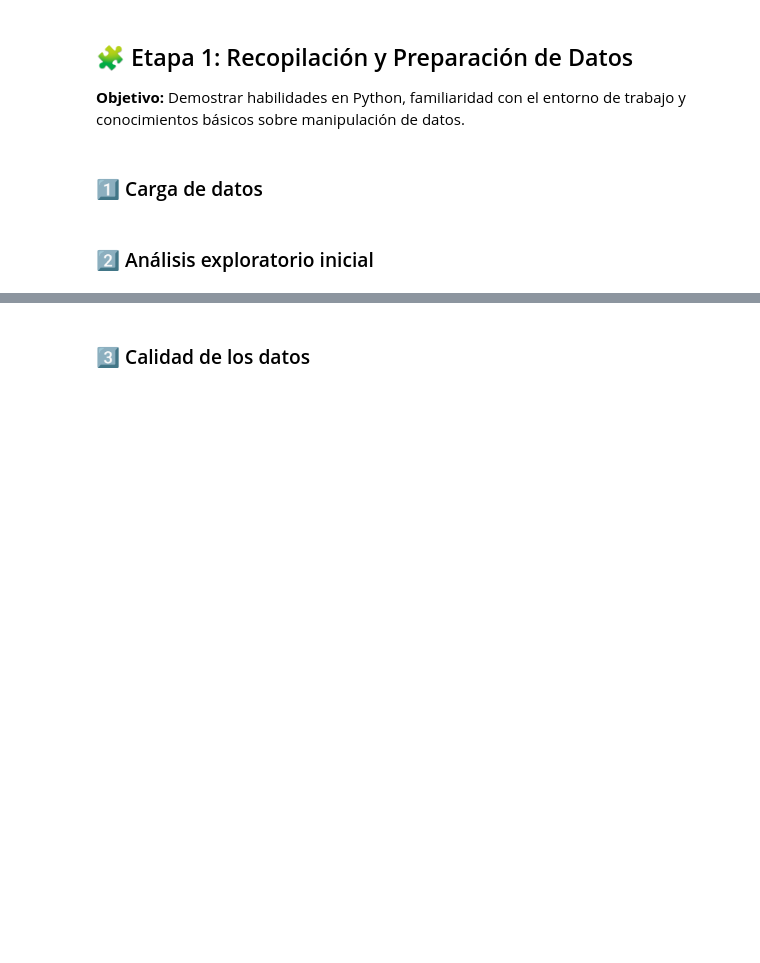
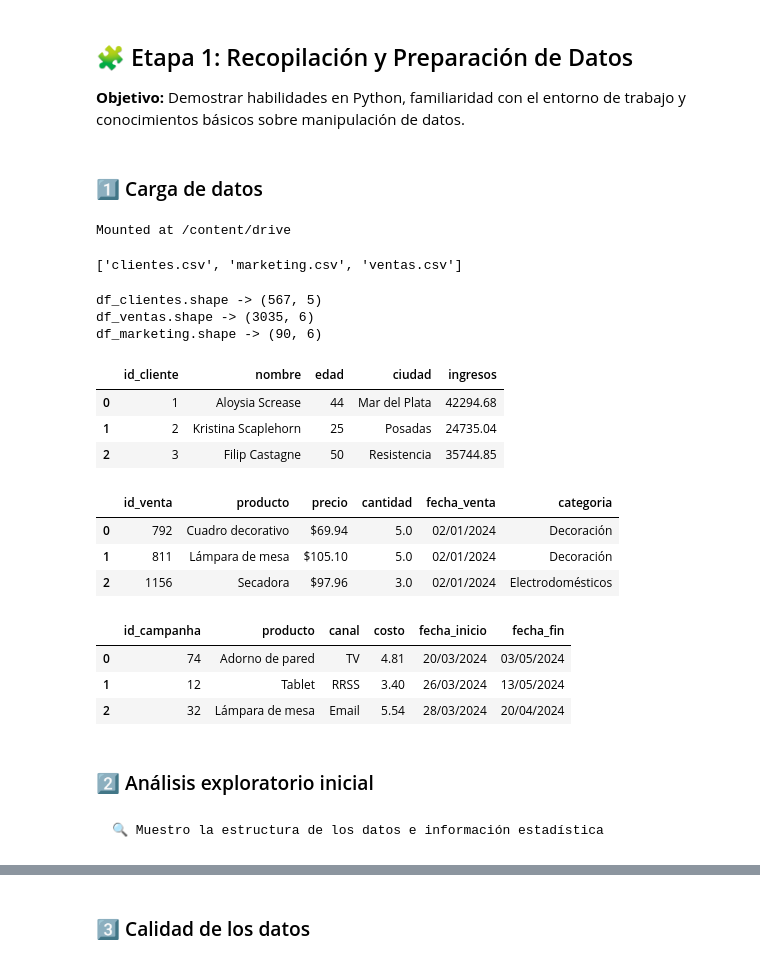
Before and after one commit to Lisa-Acosta/pre_entrega_ciencia_de_datos, a Jupyter notebook: PreEntrega.ipynb, the cells around one changed output, grey strips where cells are left out. Cells and saved outputs as stored; diff of their text form; code cells hidden in the pictures; blank space fills up the shorter version.

```diff
--- a/PreEntrega.ipynb
+++ b/PreEntrega.ipynb
@@ -14,3 +13,53 @@
+# %%
+# Montar la unidad
+from google.colab import drive
+drive.mount('/content/drive')
+# %% [output]
+Mounted at /content/drive
+# %%
+# Para visualizar que archivos se encuentran en la carpeta datasets
+import os
+os.listdir('/content/drive/MyDrive/datasets')
+# %% [output]
+['clientes.csv', 'marketing.csv', 'ventas.csv']
+# %%
+# Defino las rutas de los datasets
+clientes_ruta = "/content/drive/MyDrive/datasets/clientes.csv"
+ventas_ruta = "/content/drive/MyDrive/datasets/ventas.csv"
+marketing_ruta  = "/content/drive/MyDrive/datasets/marketing.csv"
+
+# Cargo los dataframes con los archivos csv
+df_clientes = pd.read_csv(clientes_ruta)
+df_ventas = pd.read_csv(ventas_ruta)
+df_marketing = pd.read_csv(marketing_ruta)
+
+# Compruebo que se cargaron los dataframes correctamente
+print("df_clientes.shape ->", df_clientes.shape)
+print("df_ventas.shape ->", df_ventas.shape)
+print("df_marketing.shape ->", df_marketing.shape)
+
+# Muestro la estructura de cada dataframe cargado
+display(df_clientes.head(3))
+display(df_ventas.head(3))
+display(df_marketing.head(3))
+# %% [output]
+df_clientes.shape -> (567, 5)
+df_ventas.shape -> (3035, 6)
+df_marketing.shape -> (90, 6)
+|  | id_cliente | nombre | edad | ciudad | ingresos |
+| 0 | 1 | Aloysia Screase | 44 | Mar del Plata | 42294.68 |
+| 1 | 2 | Kristina Scaplehorn | 25 | Posadas | 24735.04 |
+| 2 | 3 | Filip Castagne | 50 | Resistencia | 35744.85 |
+|  | id_venta | producto | precio | cantidad | fecha_venta | categoria |
+| 0 | 792 | Cuadro decorativo | $69.94 | 5.0 | 02/01/2024 | Decoración |
+| 1 | 811 | Lámpara de mesa | $105.10 | 5.0 | 02/01/2024 | Decoración |
+| 2 | 1156 | Secadora | $97.96 | 3.0 | 02/01/2024 | Electrodomésticos |
+|  | id_campanha | producto | canal | costo | fecha_inicio | fecha_fin |
+| 0 | 74 | Adorno de pared | TV | 4.81 | 20/03/2024 | 03/05/2024 |
+| 1 | 12 | Tablet | RRSS | 3.40 | 26/03/2024 | 13/05/2024 |
+| 2 | 32 | Lámpara de mesa | Email | 5.54 | 28/03/2024 | 20/04/2024 |
 # %% [markdown]
 ### 2️⃣ Análisis exploratorio inicial
+# %% [markdown]
+    🔍 Muestro la estructura de los datos e información estadística
 # %%
```
Also changed, not shown: parts of 14 cells of this notebook.
